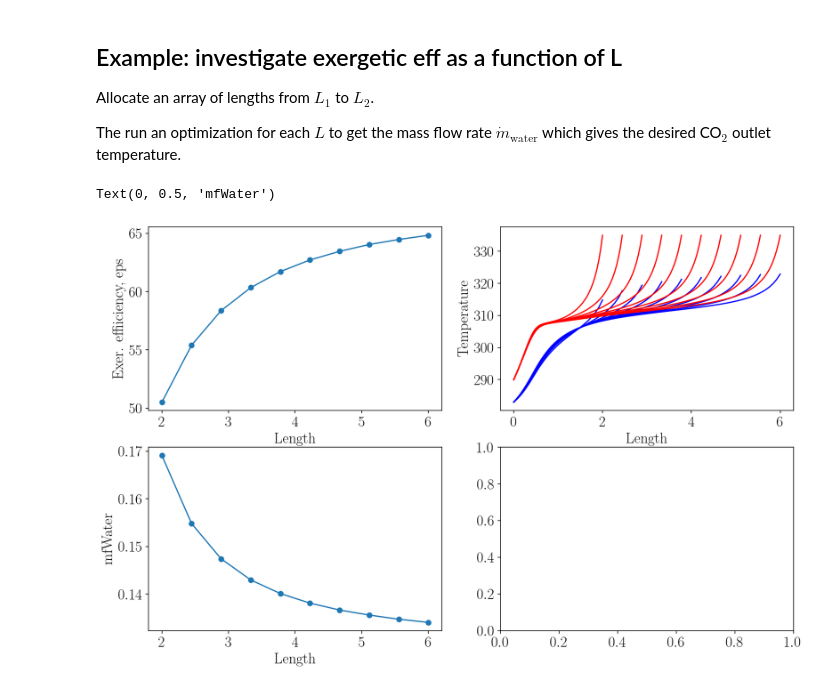
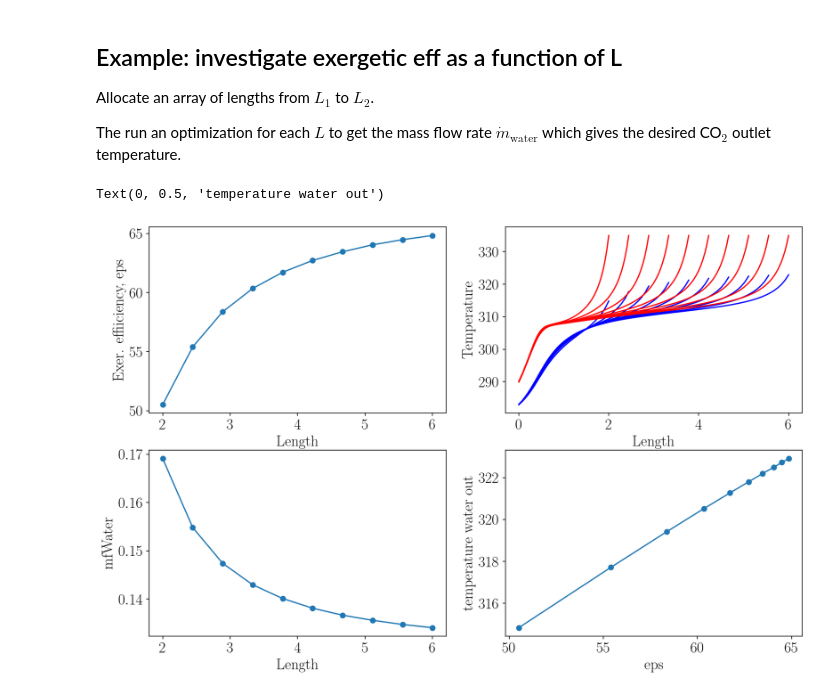
Before and after one commit to Fluid-Dynamics-Of-Energy-Systems-Team/Heat-exchanger-model, a Jupyter notebook: HeatEx.ipynb, the cells around one changed output. Saved outputs shown, nothing was run; the diff lists cells and outputs as text; code cells hidden in the pictures.

```diff
--- a/HeatEx.ipynb
+++ b/HeatEx.ipynb
@@ -313,9 +316,9 @@ Per    = 0.4
 A      = 1.0
 
 colFluid = {'fluid'     : 'Water',
-             'pressure'  : 1.0e5,
-             'inlet temp': 283,
-             'mass flow' : 0.13}
+            'pressure'  : 1.0e5,
+            'inlet temp': 283,
+            'mass flow' : 0.13}
 
 hotFluid = {'fluid'     : 'CO2',
             'pressure'  : 80.0e5,
@@ -335,13 +338,13 @@ def evalDeltaT_Length(length, mfWater, verbose):
     return deltaT
 
 length = optimize.minimize_scalar(evalDeltaT_Length,
-                                  args=(0.2, True), # these are the additional arguments of evalDeltaT_Length
-                                  bounds=(0.01, 20),
+                                  args=(colFluid['mass flow'], True), # additional args of evalDeltaT_Length
+                                  bounds=(0.01, 30),
                                   method='bounded').x
 
 print('length = ', length, '\n')
 
-x, Tc, Th = solveHEX(colFluid, hotFluid, length, 100)
+x, Tc, Th = solveHEX(colFluid, hotFluid, length)
 plt.figure(figsize=(8,4))
 plt.plot(x,Tc,'b-')
 plt.plot(x,Th,'r-')
@@ -383,7 +387,7 @@ def evalDeltaT_massflow(massflowWater, length, verbose):
 TargetTempCO2Out = 295
 
 length = 4
-npts = 100
+
 massflowWater = optimize.minimize_scalar(evalDeltaT_massflow,
                                          args=(length, True),
                                          bounds=(0.01, 1.0),
@@ -393,7 +397,7 @@ massflowWater = optimize.minimize_scalar(evalDeltaT_massflow,
 print('massflowWater = ', massflowWater, '\n')
 
 colFluid['mass flow'] = massflowWater
-x, Tc, Th = solveHEX(colFluid, hotFluid, length, npts)
+x, Tc, Th = solveHEX(colFluid, hotFluid, length)
 plt.figure(figsize=(8,4))
 plt.plot(x,Tc,'b-')
 plt.plot(x,Th,'r-')
@@ -444,20 +457,25 @@ for i,l in enumerate(length):
 # %%
 fig, ax = plt.subplots(2,2, figsize=(14,9))
-ax[0,0].plot(length, eps, 'o-')
+ax[0,0].plot(length_arr, eps_arr, 'o-')
 ax[0,0].set_xlabel('Length')
 ax[0,0].set_ylabel('Exer. effiiciency, eps')
 
-for i,l in enumerate(length):
-    colFluid['mass flow'] = mfWater[i]
-    x, Tc, Th = solveHEX(colFluid, hotFluid, length[i])
-    ax[0,1].plot(x, Tc, 'b-')
-    ax[0,1].plot(x, Th, 'r-')
+for i,length in enumerate(length_arr):
+    ax[0,1].plot(x_arr[i], Tc_arr[i], 'b-')
+    ax[0,1].plot(x_arr[i], Th_arr[i], 'r-')
 ax[0,1].set_xlabel('Length')
 ax[0,1].set_ylabel('Temperature')
 
-ax[1,0].plot(length, mfWater,'o-')
+ax[1,0].plot(length_arr, mfWater_arr,'o-')
 ax[1,0].set_xlabel('Length')
 ax[1,0].set_ylabel('mfWater')
+
+tempWaterOut = []
+for i,length in enumerate(length_arr):
+    tempWaterOut.append((Tc_arr[i])[-1])
+ax[1,1].plot(eps_arr, tempWaterOut,'o-')
+ax[1,1].set_xlabel('eps')
+ax[1,1].set_ylabel('temperature water out')
 # %% [output]
-Text(0, 0.5, 'mfWater')
+Text(0, 0.5, 'temperature water out')
-[figure, old version]
+[figure, new version]
```
Also changed, not shown: parts of 10 cells of this notebook.
